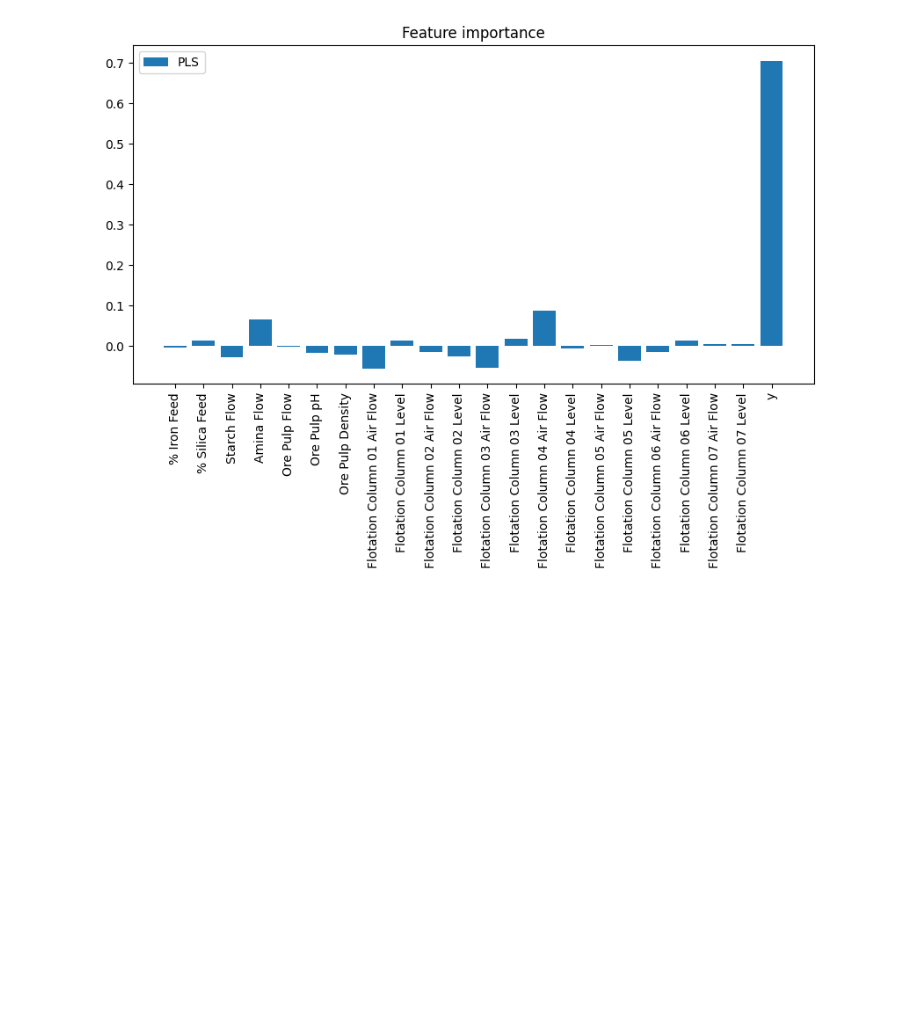
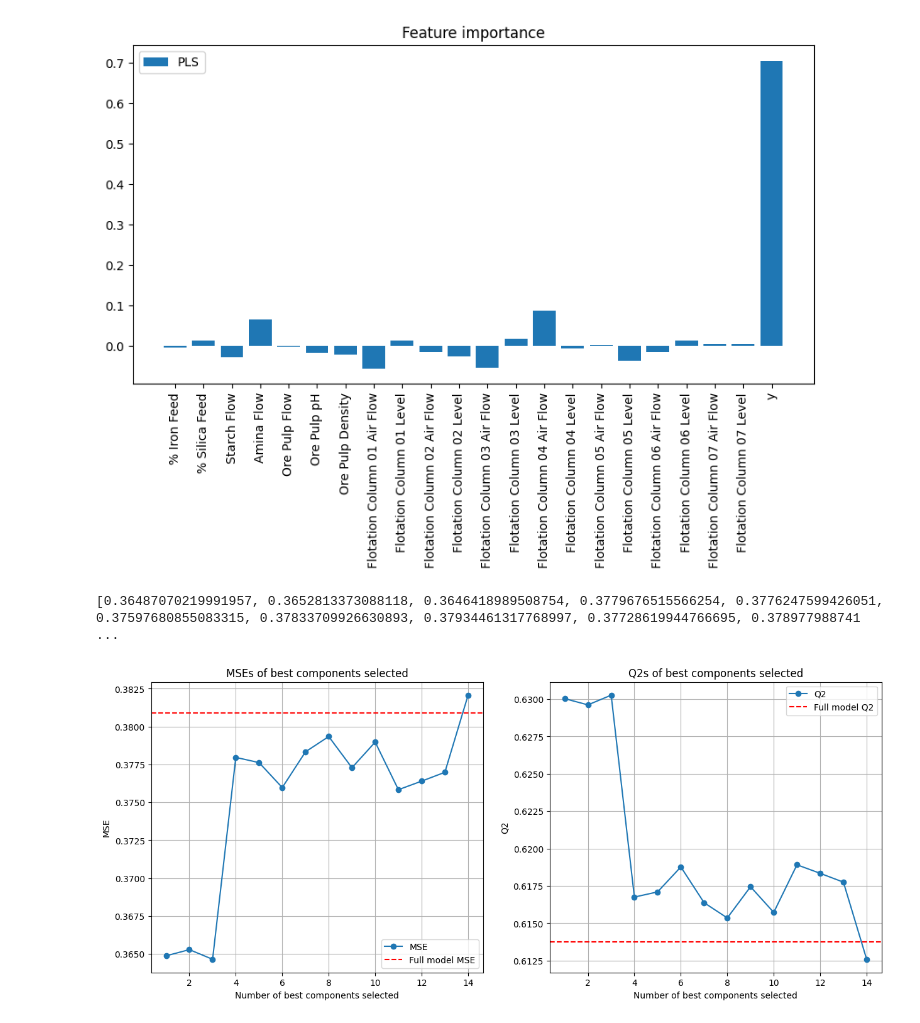
Before and after one commit to Unexp1ainable/ADAML-Project1, a Jupyter notebook: project_sam.ipynb, the cells around one changed output. Saved outputs shown, nothing was run; the diff lists cells and outputs as text; code cells hidden in the pictures; blank space fills up the shorter version.

```diff
--- a/project_sam.ipynb
+++ b/project_sam.ipynb
@@ -499,3 +497,57 @@ plt.legend()
 plt.show()
 # %% [output]
 [figure]
+# %%
+n_comp = 5
+opt_model = PLSRegression(n_components=n_comp)
+opt_model.fit(lagged_calib_x, lagged_calib_y)
+
+mses = []
+q2s = []
+
+MAX_COMP = 15
+
+for n in np.arange(1, MAX_COMP):
+    top_idx = np.argsort(np.abs(opt_model.coef_.flatten()))[-n:]
+    top_cols = lagged_calib_x.columns[top_idx].values
+    opt_train = lagged_calib_x[top_cols]
+    opt_valid = lagged_valid_x[top_cols]
+
+    n_comp = np.clip(n, 1, 5)
+    model = PLSRegression(n_components=n_comp)
+    model.fit(opt_train, lagged_calib_y)
+    y_pred = model.predict(opt_valid).flatten()
+
+    mse = mean_squared_error(lagged_valid_y, y_pred)
+    mses.append(mse)
+    q2 = 1 - mse / lagged_valid_y.var()
+    q2s.append(q2)
+
+print(mses)
+# %% [output]
+[0.36487070219991957, 0.3652813373088118, 0.3646418989508754, 0.3779676515566254, 0.3776247599426051, 0.37597680855083315, 0.37833709926630893, 0.37934461317768997, 0.37728619944766695, 0.378977988741 ...
+# %%
+full_model_mse = 0.38090698553060925
+full_model_q2 = 0.613774
+
+plt.figure(figsize=(15, 6))
+plt.subplot(1, 2, 1)
+plt.plot(np.arange(1, MAX_COMP), mses, marker='o', label='MSE')
+plt.axhline(full_model_mse, color='r', linestyle='--', label='Full model MSE')
+plt.xlabel('Number of best components selected')
+plt.ylabel('MSE')
+plt.title('MSEs of best components selected')
+plt.legend()
+plt.grid(True)
+
+plt.subplot(1, 2, 2)
+plt.plot(np.arange(1, MAX_COMP), q2s, marker='o', label='Q2')
+plt.axhline(full_model_q2, color='r', linestyle='--', label='Full model Q2')
+plt.xlabel('Number of best components selected')
+plt.ylabel('Q2')
+plt.title('Q2s of best components selected')
+plt.legend()
+plt.grid(True)
+plt.show()
+# %% [output]
+[figure, added]
```
Also changed, not shown: parts of 3 cells of this notebook.
